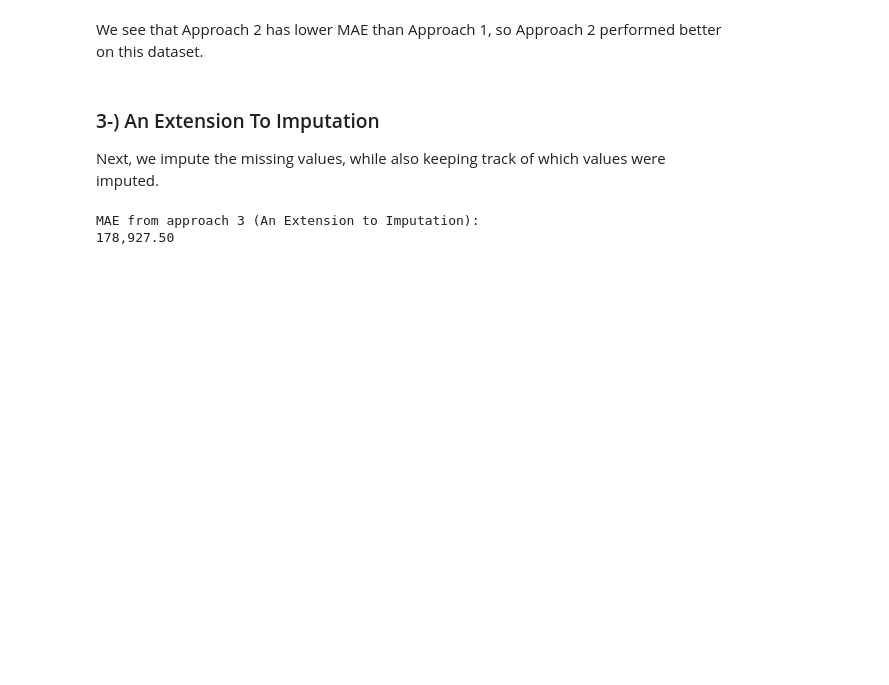
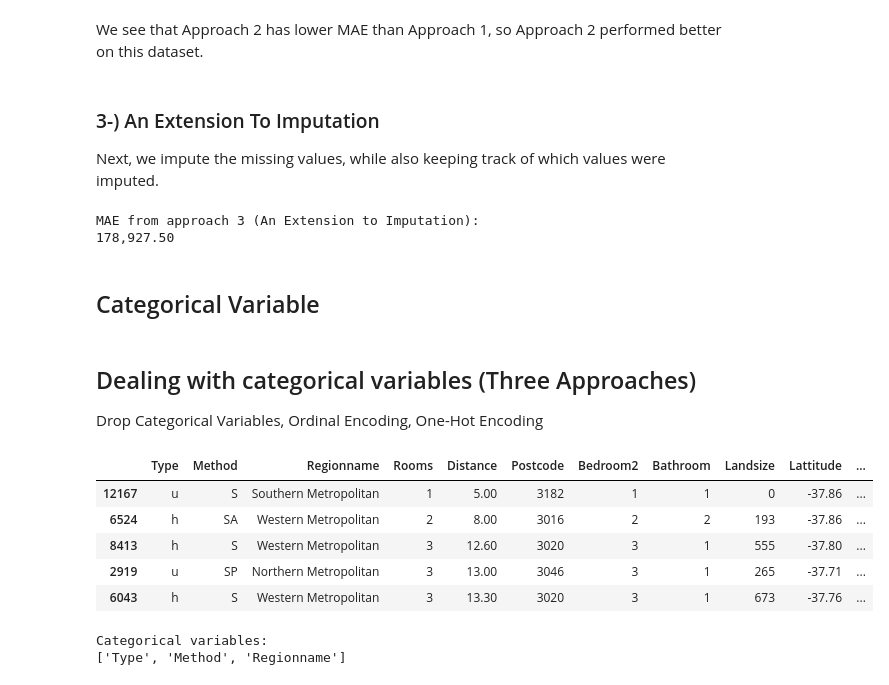
Before and after one commit to raulgiron/Kaggle_Machine_Learing, a Jupyter notebook: notebooks/FirstMachineLearningModel.ipynb, the cells around one changed output. Saved outputs shown, nothing was run; the diff lists cells and outputs as text; code cells hidden in the pictures; blank space fills up the shorter version.

Commit message:
Finished Pipeline with intermediate Machine-Learning kaggle course.

```diff
--- a/FirstMachineLearningModel.ipynb
+++ b/notebooks/FirstMachineLearningModel.ipynb
@@ -239,6 +247,17 @@ print(result_formatted)
 Intro to Machine Learning Course ends here
 # %% [markdown]
 # INTERMEDIATE MACHINE LEARNING
+# %%
+import platform
+
+# Verificar el sistema operativo
+if platform.system() == "Windows":
+    melbourne_file_path = r"D:\kaggle\machine_learning\data\melb_data.csv"
+elif platform.system() == "Darwin" or platform.system() == "Linux":
+    melbourne_file_path = "/Volumes/Memory/kaggle/machine_learning/data/melb_data.csv"
+else:
+    # Si el sistema operativo no es Windows, macOS o Linux, maneja el caso aquí
+    print("Sistema operativo no compatible")
 # %% [markdown]
 ## Dealing with missing values (Three Approaches)
 Drop Columns with Missing Values, Imputation, An Extension To Imputation
@@ -248,7 +267,7 @@ Drop Columns with Missing Values, Imputation, An Extension To Imputation
 import pandas as pd;
 from sklearn.model_selection import train_test_split
 
-data = pd.read_csv('/Volumes/Memory/kaggle/machine_learning/melb_data.csv')
+data = pd.read_csv(melbourne_file_path)
 y = data.Price
 
 # To keep things simple, we'll use only numerical predictors
@@ -355,3 +374,57 @@ print(formatted_mae)
 # %% [output]
 MAE from approach 3 (An Extension to Imputation):
 178,927.50
+# %% [markdown]
+## Categorical Variable
+# %% [markdown]
+## Dealing with categorical variables (Three Approaches)
+Drop Categorical Variables, Ordinal Encoding, One-Hot Encoding
+# %%
+import pandas as pd
+from sklearn.model_selection import train_test_split
+
+# Read the data
+data = pd.read_csv(melbourne_file_path)
+
+# Separate target from predictors
+y = data.Price
+X = data.drop(['Price'], axis = 1)
+
+# Divide data into training and validation subsets
+X_train_full, X_valid_full, y_train, y_valid = train_test_split(X, y, train_size = 0.8, test_size = 0.2, random_state = 0)
+
+# Drop columns with missing values (simplest approach)
+cols_with_missing = [col for col in X_train_full.columns if X_train_full[col].isnull().any()]
+X_train_full.drop(cols_with_missing, axis = 1, inplace = True)
+X_valid_full.drop(cols_with_missing, axis = 1, inplace = True)
+
+# Cardinality means the number of unique values in a column
+# Select categorical columns with relatively low cardinality (convenient but arbitrary)
+low_cardinality_cols = [cname for cname in X_train_full.columns if X_train_full[cname].nunique() < 10 and X_train_full[cname].dtype == "object"]
+
+# Select numerical columns
+numerical_cols = [cname for cname in X_train_full.columns if X_train_full[cname].dtype in ['int64', 'float64']]
+
+# Keep selected columns only
+my_cols = low_cardinality_cols + numerical_cols
+X_train = X_train_full[my_cols].copy()
+X_valid = X_valid_full[my_cols].copy()
+# %%
+X_train.head()
+# %% [output]
+|  | Type | Method | Regionname | Rooms | Distance | Postcode | Bedroom2 | Bathroom | Landsize | Lattitude | ... |
+| 12167 | u | S | Southern Metropolitan | 1 | 5.00 | 3182 | 1 | 1 | 0 | -37.86 | ... |
+| 6524 | h | SA | Western Metropolitan | 2 | 8.00 | 3016 | 2 | 2 | 193 | -37.86 | ... |
+| 8413 | h | S | Western Metropolitan | 3 | 12.60 | 3020 | 3 | 1 | 555 | -37.80 | ... |
+| 2919 | u | SP | Northern Metropolitan | 3 | 13.00 | 3046 | 3 | 1 | 265 | -37.71 | ... |
+| 6043 | h | S | Western Metropolitan | 3 | 13.30 | 3020 | 3 | 1 | 673 | -37.76 | ... |
+# %%
+# Get list of categorical variables
+s = (X_train.dtypes == 'object')
+object_cols = list(s[s].index)
+
+print("Categorical variables:")
+print(object_cols)
+# %% [output]
+Categorical variables:
+['Type', 'Method', 'Regionname']
```
Also changed, not shown: parts of 35 cells of this notebook, 7 other files.
